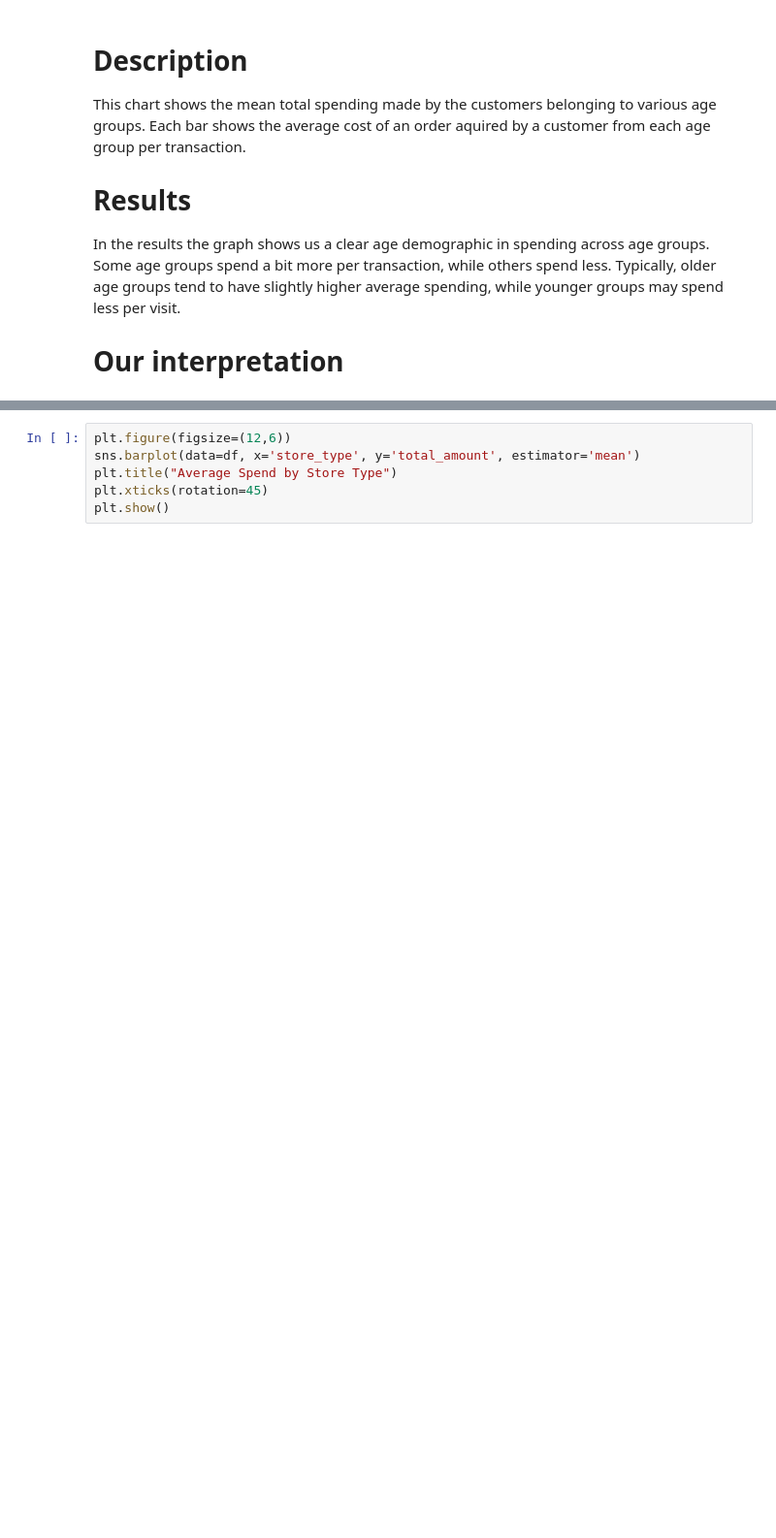
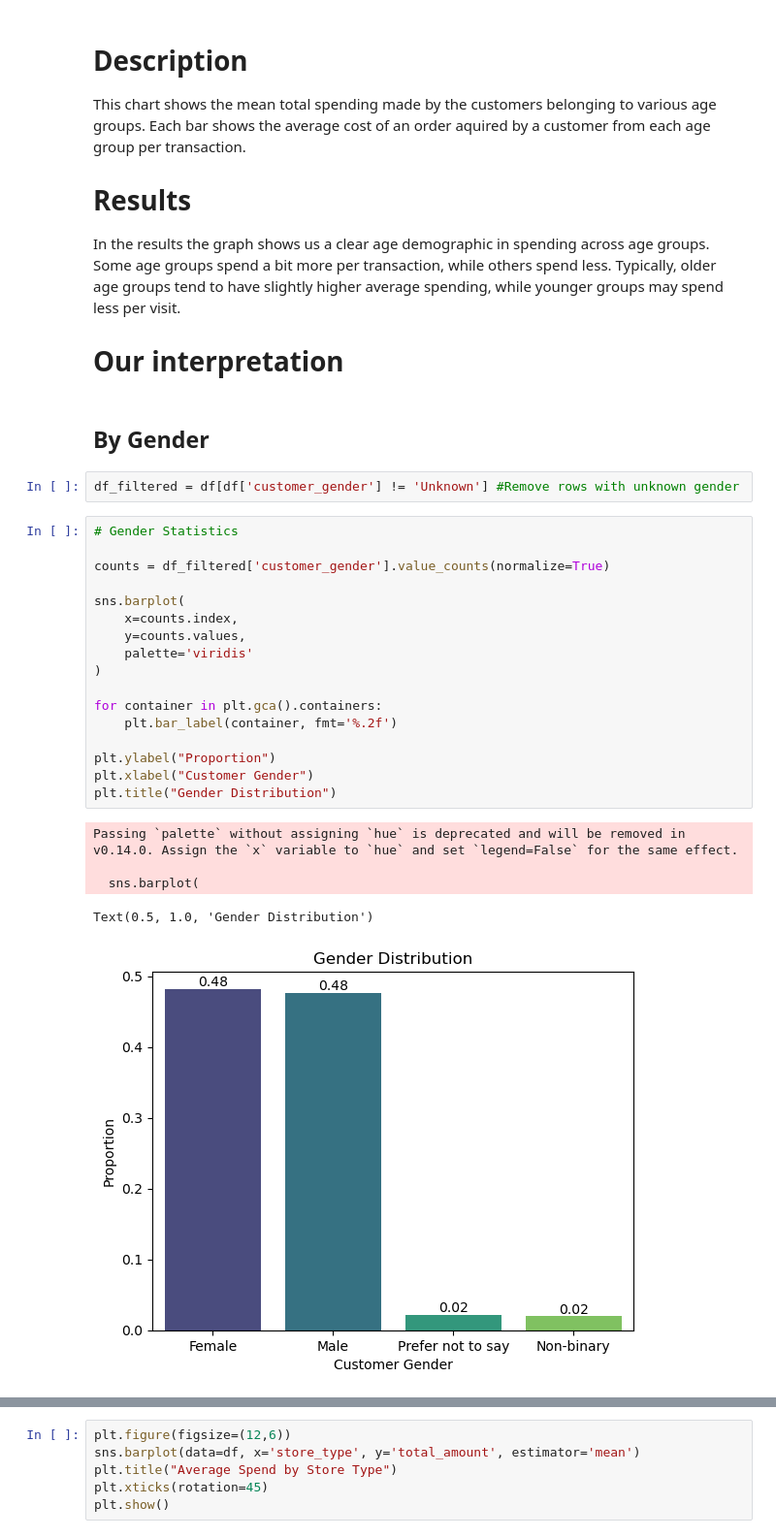
Before and after one commit to nikhilgarg614/ISDA140CoffeeSalesProject, a Jupyter notebook: FinalProjectISDA140_Gabriel-Nikill.ipynb, the cells around one changed output, grey strips where cells are left out. Shown at 97% size. Saved outputs shown, nothing was run; the diff lists cells and outputs as text; blank space fills up the shorter version.

```diff
--- a/FinalProjectISDA140_Gabriel-Nikill.ipynb
+++ b/FinalProjectISDA140_Gabriel-Nikill.ipynb
@@ -102,4 +102,31 @@ This chart shows the mean total spending made by the customers belonging to vari
 # Results
 In the results the graph shows us a clear age demographic in spending across age groups. Some age groups spend a bit more per transaction, while others spend less. Typically, older age groups tend to have slightly higher average spending, while younger groups may spend less per visit.
 # Our interpretation
+# %% [markdown]
+## By Gender
+# %%
+df_filtered = df[df['customer_gender'] != 'Unknown'] #Remove rows with unknown gender
+# %%
+# Gender Statistics
+
+counts = df_filtered['customer_gender'].value_counts(normalize=True)
+
+sns.barplot(
+    x=counts.index,
+    y=counts.values,
+    palette='viridis'
+)
+
+for container in plt.gca().containers:
+    plt.bar_label(container, fmt='%.2f')
+
+plt.ylabel("Proportion")
+plt.xlabel("Customer Gender")
+plt.title("Gender Distribution")
+# %% [output]
+Passing `palette` without assigning `hue` is deprecated and will be removed in v0.14.0. Assign the `x` variable to `hue` and set `legend=False` for the same effect.
+
+  sns.barplot(
+Text(0.5, 1.0, 'Gender Distribution')
+[figure, added]
 # %%
```
Also changed, not shown: parts of 5 cells of this notebook.
